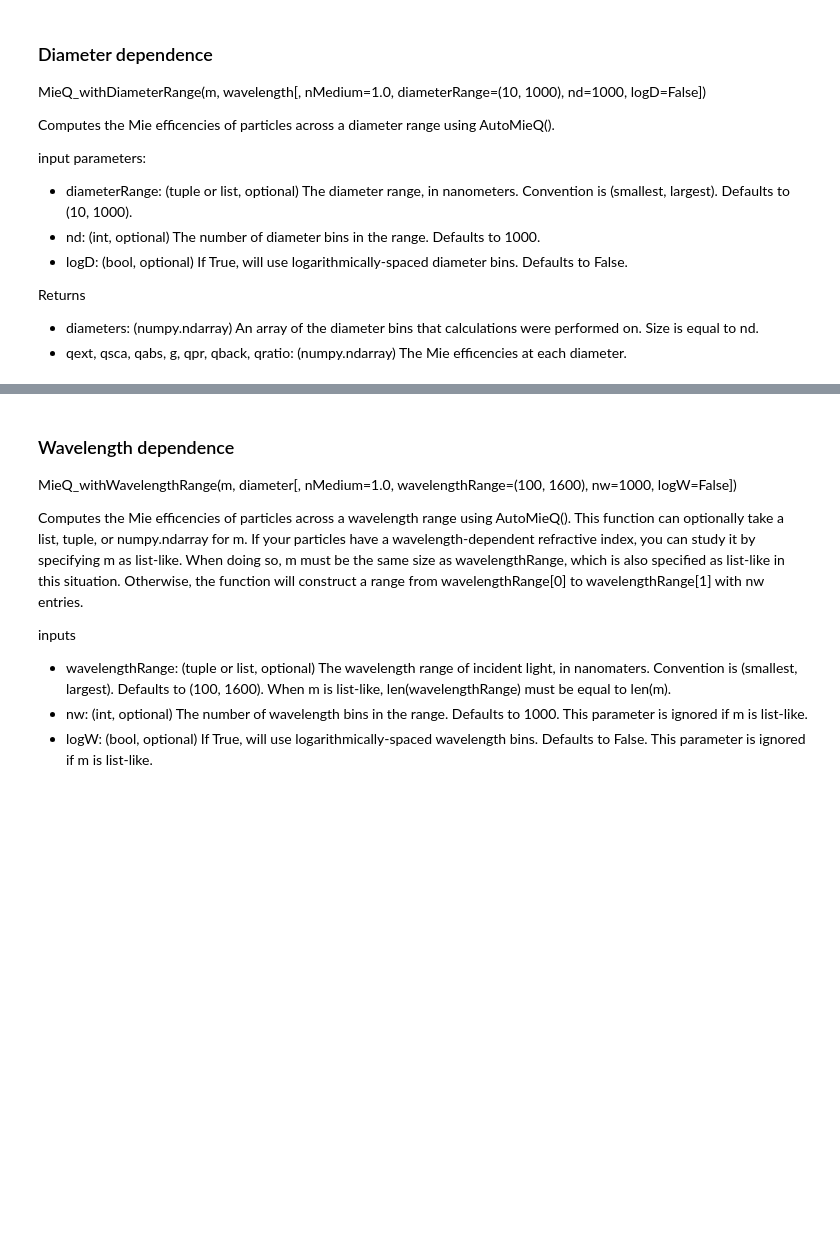
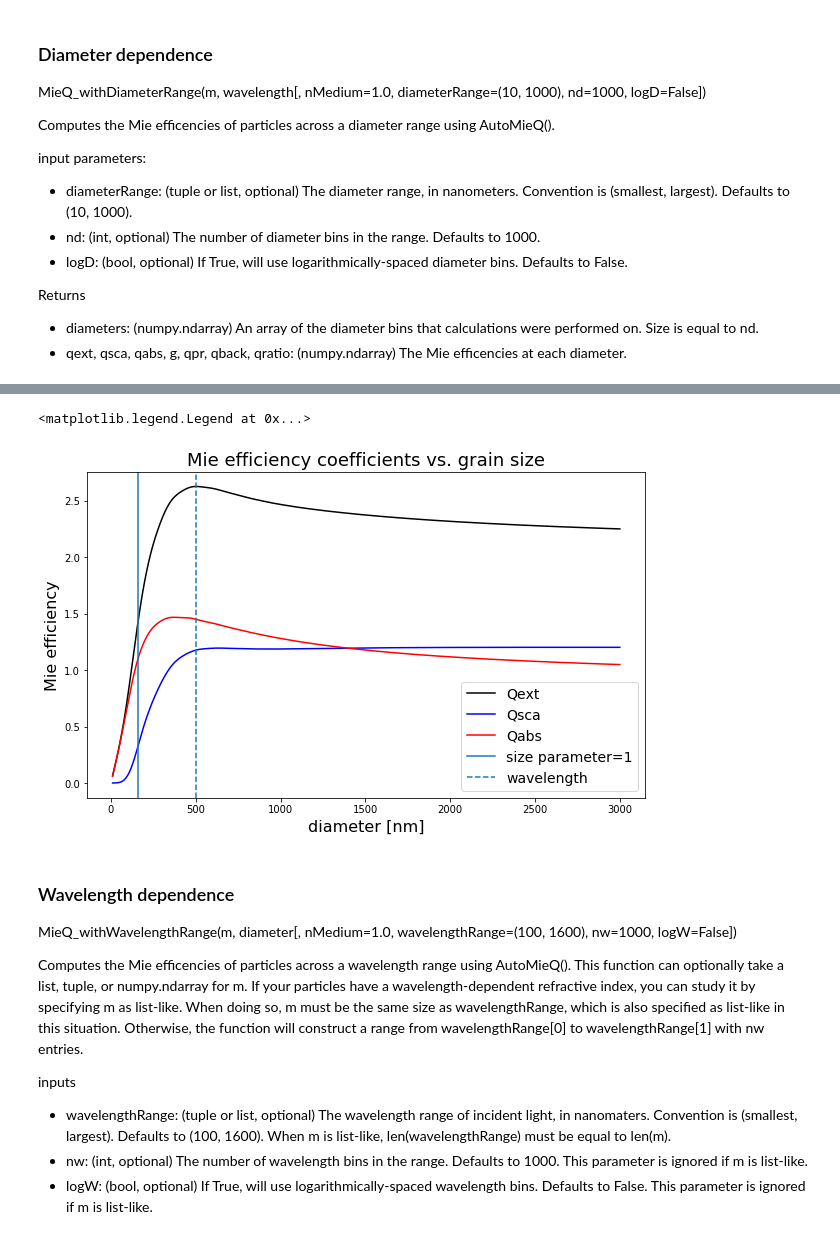
Before and after one commit to claraross1/ross_thesis, a Jupyter notebook: pymiescatt/pymiescatt testing.ipynb, the cells around one changed output, grey strips where cells are left out. Drawn from its saved outputs; the diff is of its cells as text; code cells hidden in the pictures; blank space fills up the shorter version.

```diff
--- a/pymiescatt/pymiescatt testing.ipynb
+++ b/pymiescatt/pymiescatt testing.ipynb
@@ -165,4 +166,29 @@ ax1.legend(fontsize=14)
 [figure]
+# %%
+m = 1.5+0.5j # refractive index
+w = 500 #[nm]
+dRange = (10,3000) #[nm]
+ndp = 1000
+
+diameters,qext,qsca,qabs,g,qpr,qback,qratio = ps.MieQ_withDiameterRange(m,w,diameterRange=dRange,nd=ndp)
+
+fig=plt.figure(1,figsize=(10,6))
+ax1=fig.add_subplot(111)
+ax1.plot(diameters,qext,'k',label="Qext")
+ax1.plot(diameters,qsca,'b',label="Qsca")
+ax1.plot(diameters,qabs,'r',label="Qabs")
+ax1.axvline(x = w/np.pi,label='size parameter=1')
+ax1.axvline(x = w,linestyle='--',label='wavelength')
+
+ax1.set_xlabel("diameter [nm]",fontsize=16)
+ax1.set_ylabel("Mie efficiency",fontsize=16)
+ax1.set_title("Mie efficiency coefficients vs. grain size",fontsize=18)
+ax1.legend(fontsize=14)
+
+#plt.savefig("Mie_vs_grainsize.png")
+# %% [output]
+<matplotlib.legend.Legend at 0x...>
+[figure, added]
 # %% [markdown]
 ### Wavelength dependence
 
```
Also changed, not shown: parts of 15 cells of this notebook.
